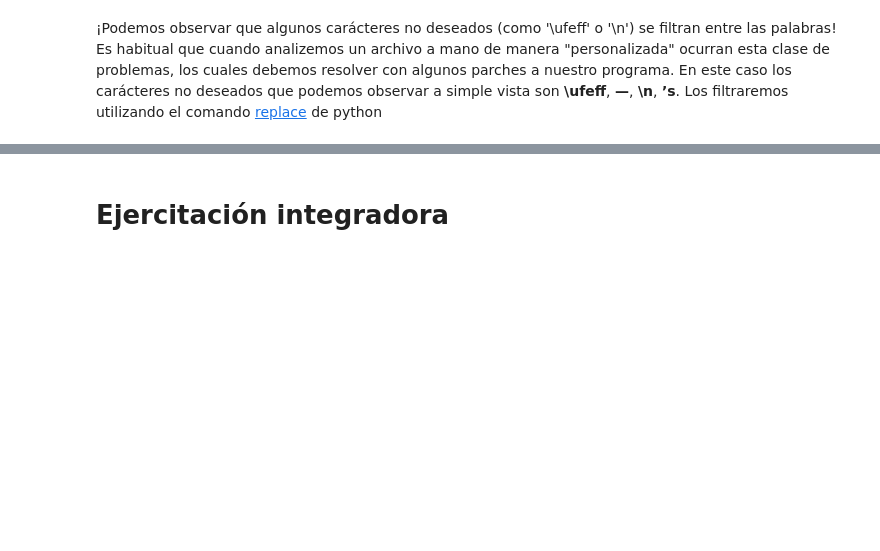
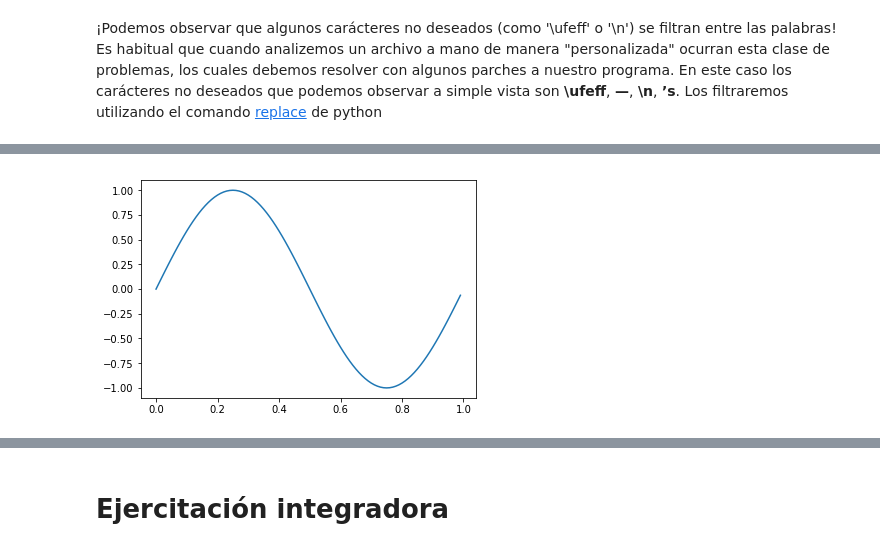
Before and after one commit to IEEESBITBA/Curso-python, a Jupyter notebook: Clase_3_Curso_Python.ipynb, the cells around one changed output, grey strips where cells are left out. Saved outputs shown, nothing was run; the diff lists cells and outputs as text; code cells hidden in the pictures; blank space fills up the shorter version.

```diff
--- a/Clase_3_Curso_Python.ipynb
+++ b/Clase_3_Curso_Python.ipynb
@@ -397,0 +390,10 @@ Es importante que sepan que si bien el uso de librerías simplifica en gran medi
+# %%
+import matplotlib.pyplot as plt
+import numpy as np
+t = np.arange(0,1,0.01) # vector de tiempos
+seno = np.sin(2*np.pi*t) # expresion vectorizada, tenemos los valores de sin(x) en cada instante
+
+plt.plot(t,seno)
+plt.show()
+# %% [output]
+[figure, added]
```
Also changed, not shown: parts of 45 cells of this notebook.
